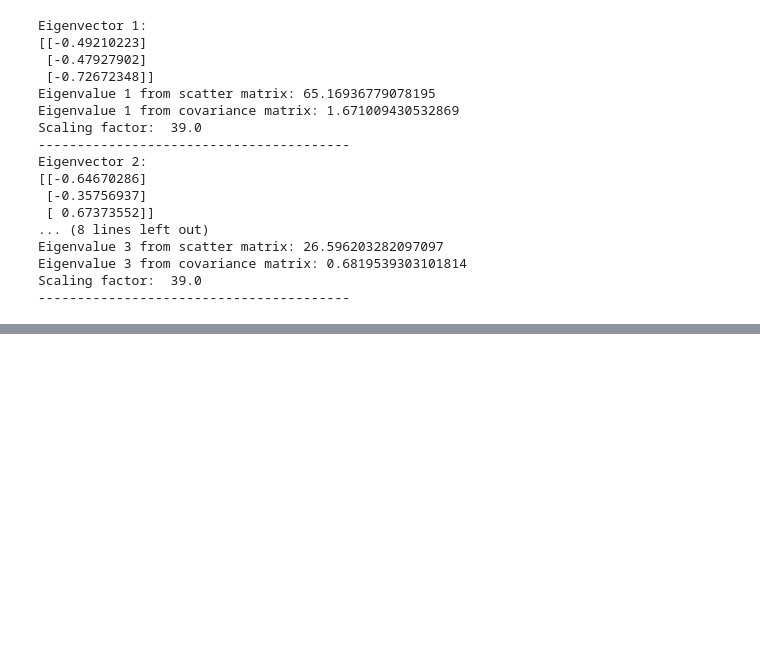
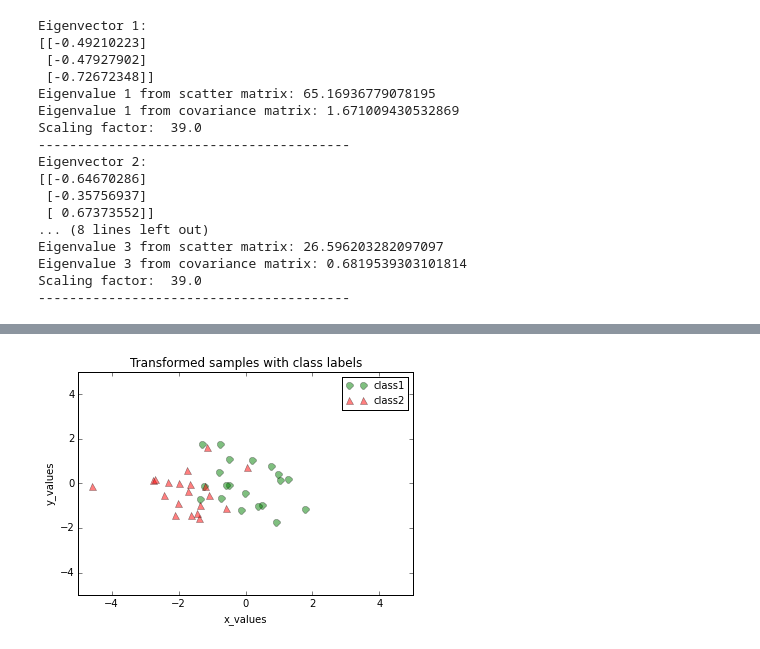
Before and after one commit to mlg3672/pca, a Jupyter notebook: pca_notes.ipynb, the cells around one changed output, grey strips where cells are left out. Drawn from its saved outputs; the diff is of its cells as text; code cells hidden in the pictures; blank space fills up the shorter version.

```diff
--- a/pca_notes.ipynb
+++ b/pca_notes.ipynb
@@ -144,0 +147,6 @@ Scaling factor:  39.0
+# %%
+for i in range(len(eig_val_sc)):
+    eigv = eig_vec_sc[:,i].reshape(1,3).T
+    np.testing.assert_array_almost_equal(scatter_matrix.dot(eigv),
+                                         eig_val_sc[i] * eigv,
+                                         decimal=6, err_msg='', verbose=True)
@@ -144,0 +233,18 @@ Scaling factor:  39.0
+# %%
+transformed = matrix_w.T.dot(all_samples)
+assert transformed.shape == (2,40), "The matrix is not 2x40 dimensional."
+# %%
+plt.plot(transformed[0,0:20], transformed[1,0:20],
+         'o', markersize=7, color='green', alpha=0.5, label='class1')
+plt.plot(transformed[0,20:40], transformed[1,20:40],
+         '^', markersize=7, color='red', alpha=0.5, label='class2')
+plt.xlim([-5,5])
+plt.ylim([-5,5])
+plt.xlabel('x_values')
+plt.ylabel('y_values')
+plt.legend()
+plt.title('Transformed samples with class labels')
+
+plt.show()
+# %% [output]
+[figure, added]
```
Also changed, not shown: parts of 13 cells of this notebook.
